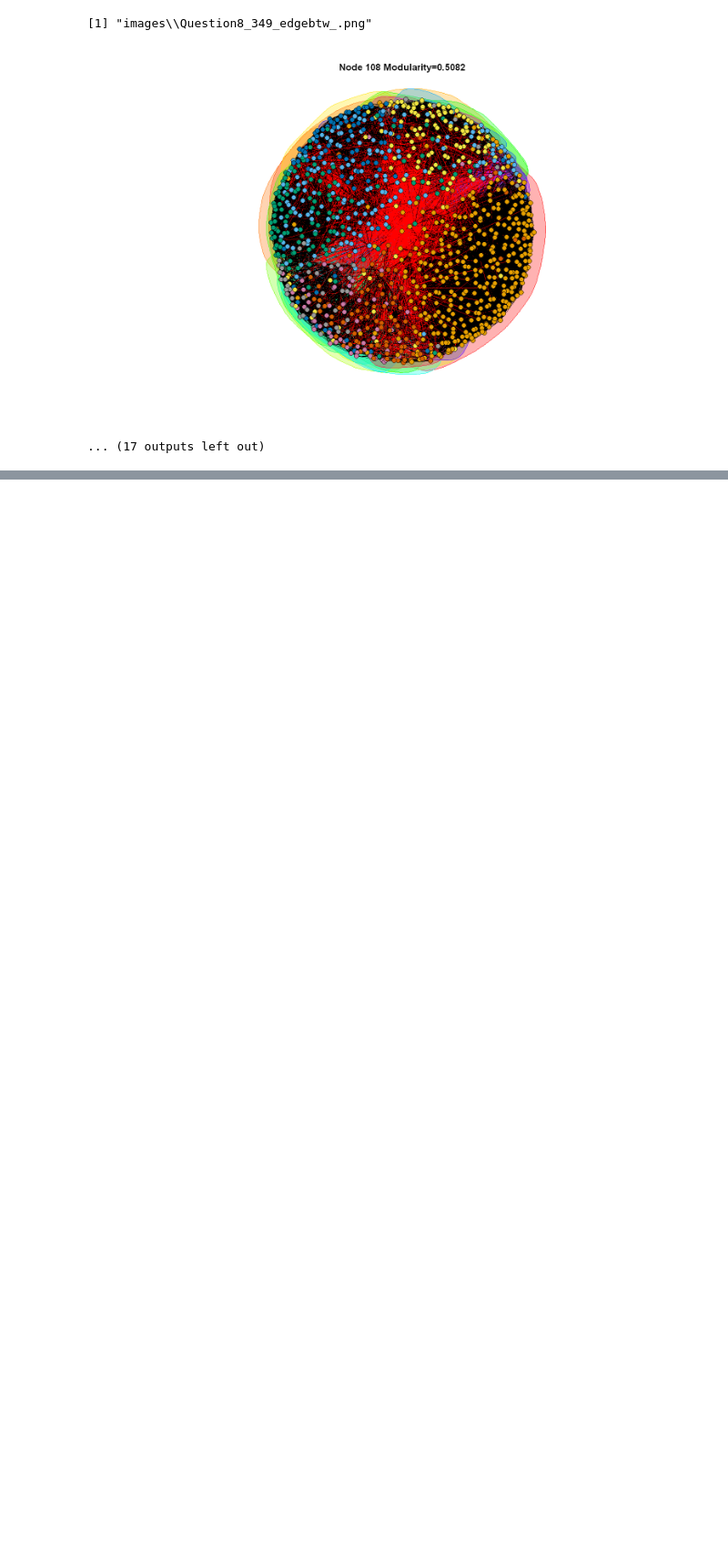
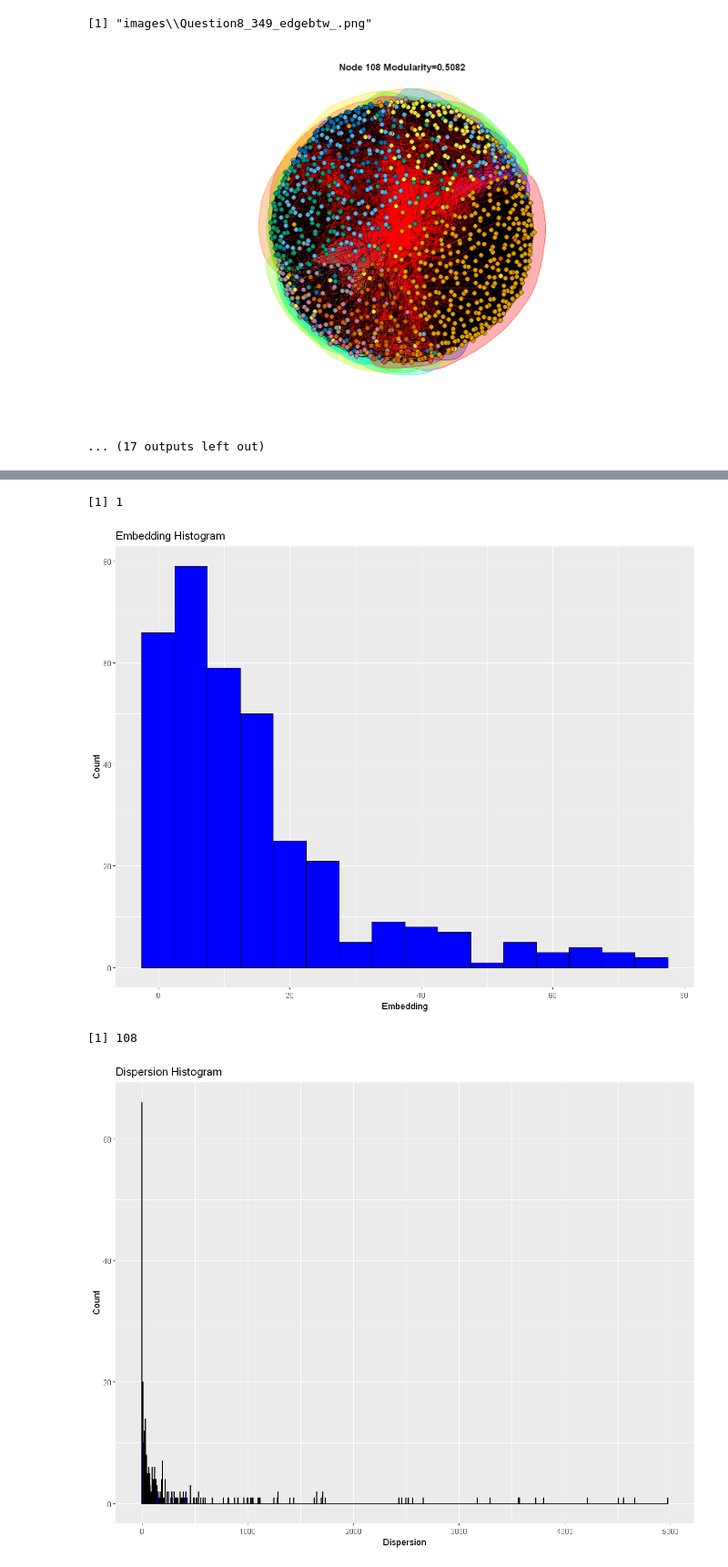
Before and after one commit to mlpotter/ECENGR232E-80, a Jupyter notebook: project_2/project2_mlp_R.ipynb, the cells around one changed output, grey strips where cells are left out. Shown at 91% size. Saved outputs shown, nothing was run; the diff lists cells and outputs as text; code cells hidden in the pictures; blank space fills up the shorter version.

Commit message:
added questions 12-15

```diff
--- a/project_2/project2_mlp_R.ipynb
+++ b/project_2/project2_mlp_R.ipynb
@@ -300,0 +340,2 @@ modularity_matrix
+# %%
+node_ids <- c(1,108,349,484,1087)
@@ -300,0 +379,71 @@ modularity_matrix
+# %%
+get_embeddedness <- function(g,corenode){
+    embed <- degree(g)[-which.max(V(g)$name==corenode)]-1
+
+
+    max_embed_node <- (V(g)[-which.max(V(g)$name==corenode)]$name)[which.max(embed)]
+
+    return(list(embed,max_embed_node))
+}
+# %%
+get_histogram <- function(x,filename,title,xlabel){
+     p<-ggplot() +
+          geom_histogram(aes(x=x),color="black", fill="blue",binwidth=5) +
+          labs(title=title) + xlab(xlabel) + ylab("Count")
+
+   return(p)
+}
+# %%
+embd_max_node= c()
+disp_max_node = c()
+subgraphs = list()
+layouts = list()
+
+for (i in seq_along(node_ids)){
+    corenode <- node_ids[i]
+    print(corenode)
+    subgraph <- get_subgraph(g_fb,corenode)
+    layout=layout_with_kk(subgraph)
+
+    embed_info <- get_embeddedness(subgraph,corenode)
+    disp_info <- get_dispersion(subgraph,corenode)
+
+    embed <- embed_info[[1]]
+    disp <- disp_info[[1]]
+
+    true_corenode <- which.max(V(subgraph)$name==corenode)
+    V(subgraph)[-true_corenode]$embed <- embed
+    V(subgraph)[-true_corenode]$disp <- disp
+
+
+
+    embd_max_node <- c(embd_max_node,embed_info[[2]])
+    disp_max_node <- c(disp_max_node,disp_info[[2]])
+    subgraphs[[i]] <- subgraph
+    layouts[[i]] <- layout
+
+
+    filename <- paste("images\\Question12",corenode,"embed",".png",sep="_")
+    p<-ggplot() +
+         geom_histogram(aes(x=embed),color="black", fill="blue",binwidth=5) +
+         labs(title="Embedding Histogram") + xlab("Embedding") + ylab("Count")
+    options(repr.plot.width=10, repr.plot.height=8)
+    plot(p)
+    dev.copy(png,filename,width = 600, height = 600)
+    dev.off()
+
+    filename <- paste("images\\Question12",corenode,"disp",".png",sep="_")
+    p<-ggplot() +
+         geom_histogram(aes(x=disp),color="black", fill="blue",binwidth=5) +
+         labs(title="Dispersion Histogram") + xlab("Dispersion") + ylab("Count")
+    options(repr.plot.width=10, repr.plot.height=8)
+    plot(p)
+    dev.copy(png,filename,width = 600, height = 600)
+    dev.off()
+
+}
+# %% [output]
+[1] 1
+[figure, added]
+[1] 108
+[figure, added]
```
Also changed, not shown: parts of 23 cells of this notebook, 57 other files.
